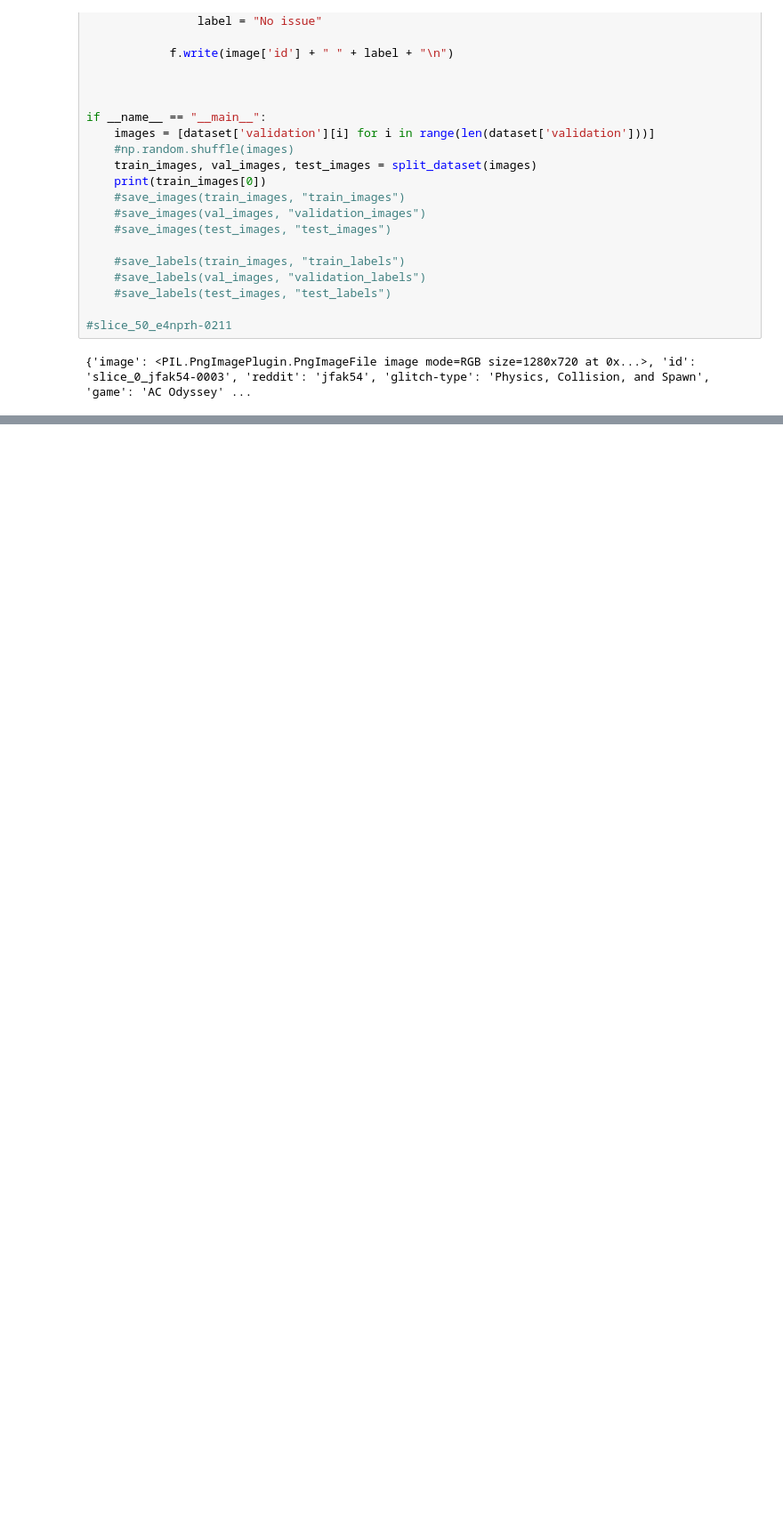
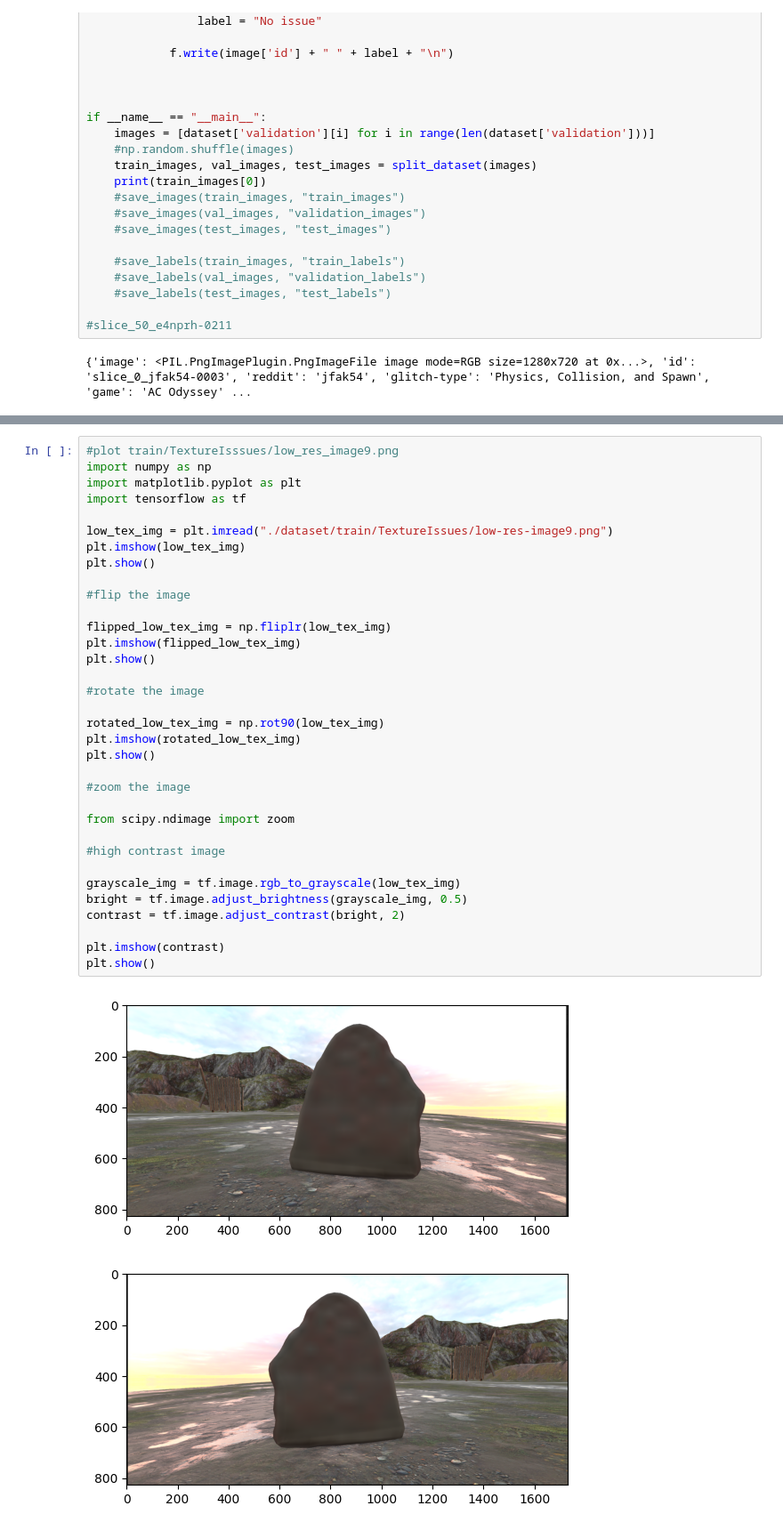
Before and after one commit to LiciuStefan/VideoGamesGlitchDetection, a Jupyter notebook: data_processing.ipynb, the cells around one changed output, grey strips where cells are left out. Shown at 89% size. Saved outputs shown, nothing was run; the diff lists cells and outputs as text; blank space fills up the shorter version.

```diff
--- a/data_processing.ipynb
+++ b/data_processing.ipynb
@@ -109,0 +195,37 @@ if __name__ == "__main__":
+# %%
+#plot train/TextureIsssues/low_res_image9.png
+import numpy as np
+import matplotlib.pyplot as plt
+import tensorflow as tf
+
+low_tex_img = plt.imread("./dataset/train/TextureIssues/low-res-image9.png")
+plt.imshow(low_tex_img)
+plt.show()
+
+#flip the image
+
+flipped_low_tex_img = np.fliplr(low_tex_img)
+plt.imshow(flipped_low_tex_img)
+plt.show()
+
+#rotate the image
+
+rotated_low_tex_img = np.rot90(low_tex_img)
+plt.imshow(rotated_low_tex_img)
+plt.show()
+
+#zoom the image
+
+from scipy.ndimage import zoom
+
+#high contrast image
+
+grayscale_img = tf.image.rgb_to_grayscale(low_tex_img)
+bright = tf.image.adjust_brightness(grayscale_img, 0.5)
+contrast = tf.image.adjust_contrast(bright, 2)
+
+plt.imshow(contrast)
+plt.show()
+# %% [output]
+[figure, added]
+[figure, added]
```
Also changed, not shown: parts of 5 cells of this notebook, 5 other files.
